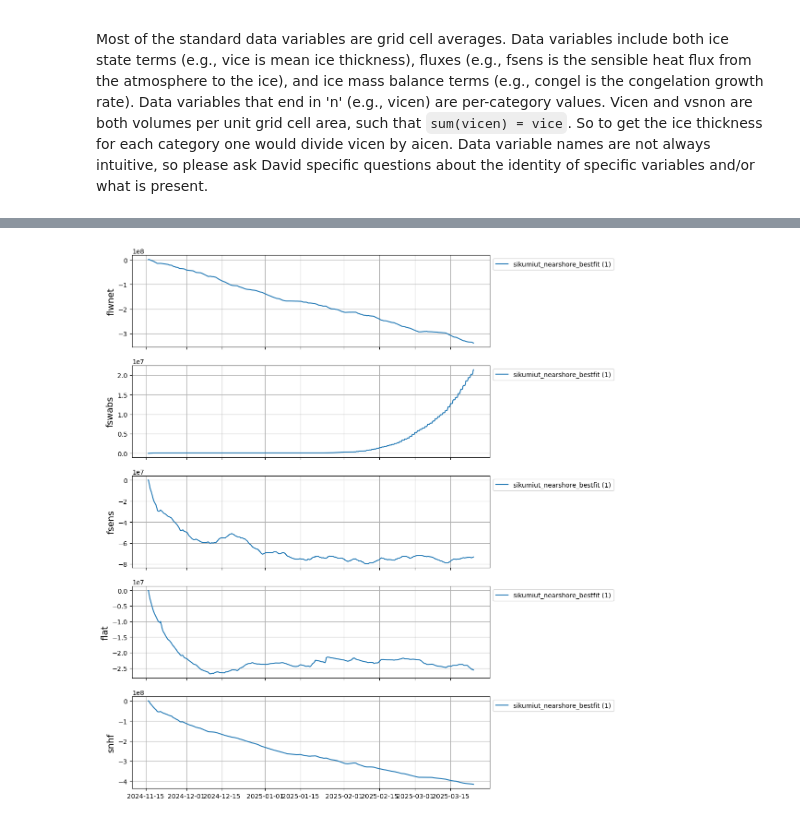
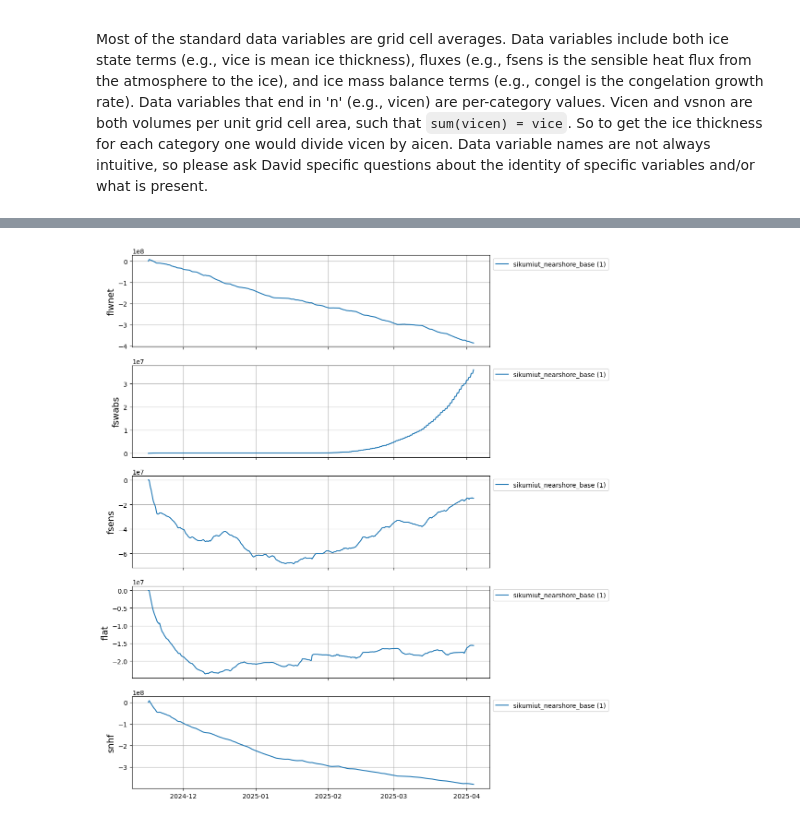
Before and after one commit to duvivier/sikumiut, a Jupyter notebook: icepack_activities/Exercise_1A_nearshore_Icepack.ipynb, the cells around one changed output, grey strips where cells are left out. Cells and saved outputs as stored; diff of their text form; code cells hidden in the pictures.

```diff
--- a/icepack_activities/Exercise_1A_nearshore_Icepack.ipynb
+++ b/icepack_activities/Exercise_1A_nearshore_Icepack.ipynb
@@ -99,7 +99,7 @@ from icepacktools import load_icepack_hist, plot_handler
 # %%
 # Load Icepack output
 ip_dirs_path = "/home/dcsewall/code/docker_icepack_interactive/icepack-dirs"
-run_dict = {"sikumiut_nearshore_bestfit": None,
+run_dict = {"sikumiut_nearshore_base": None,
             }
 
 hist_dict = {}
@@ -276,25 +276,25 @@ plt.show()
 # %%
 # Plot surface energy fluxes
 
 # Surface energy fluxes can also be useful to examine cumulatively
 # However, they are in units of W/m2. To convert the cumulative flux into
 # J/m2, we need to multiply them by the number of seconds in each timestep
 # This is done in the plot_handler by setting `mult=3600.0` below.
 
-run_plot_dict = {"sikumiut_nearshore_bestfit": [1]}
+run_plot_dict = {"sikumiut_nearshore_base": [1]}
 # flwnet = net longwave
 # fswabs = absorbed shortwave
 # fsens  = turbulent sensible heat flux
 # flat   = turbulent latent heat flux
 # snhf   = 'surface net heat flux' (the sum of the above terms)
 # Positive fluxes correspond to energy gained by the snow and ice cover
 # negative fluxes correspond to energy lost to the atmosphere
 var_names = ['flwnet', 'fswabs', 'fsens', 'flat', 'snhf']
 
 f, axs = plot_handler(run_plot_dict, var_names, hist_dict,
                       cumulative=True, mult=3600.0)
 plt.show()
 
 # Note the scales of the y-axes!
 # %% [output]
-[figure, old version]
+[figure, new version]
```
Also changed, not shown: parts of 16 cells of this notebook, 3 other files.
